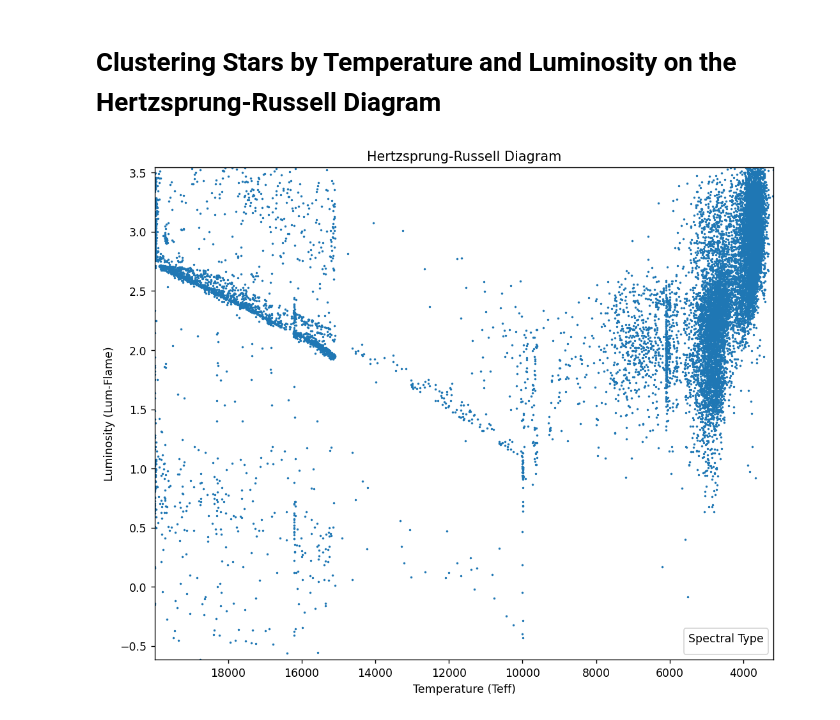
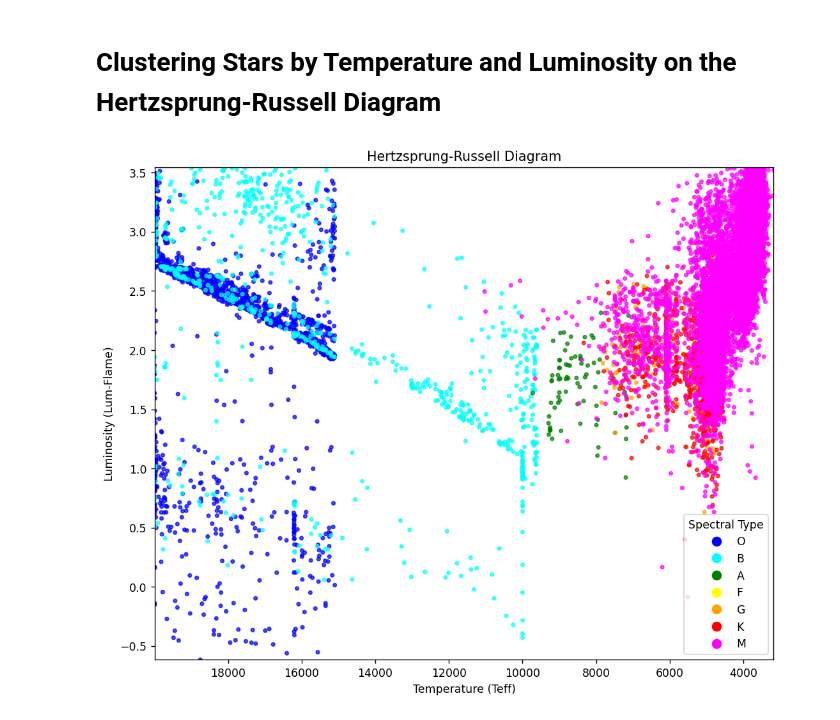
Before and after one commit to TheBigJig1/DSCI101_Clustering_Project, a Jupyter notebook: clustering.ipynb, the cells around one changed output. Saved outputs shown, nothing was run; the diff lists cells and outputs as text; code cells hidden in the pictures.

```diff
--- a/clustering.ipynb
+++ b/clustering.ipynb
@@ -14,6 +14,7 @@ from sklearn.cluster import AgglomerativeClustering
 # %%
 # Load the dataset
 data = pd.read_csv('filteredGaia2.csv')
+data['SpType'] = data['SpType'].str.strip()
 
 # Drop the first column
 data.drop(data.columns[0], axis=1, inplace=True)
@@ -35,6 +36,7 @@ dataN = pd.read_csv('normalizedGaia.csv')
 # Visualize the dataset with a scatter plot
 x1 = data['Teff'].values
 y1 = data['Lum-Flame'].values
+spectral_types = data['SpType'].values
 
 # Apply log base 10 transformation to y1
 y1_log = np.log10(y1)
@@ -42,36 +44,53 @@ y1_log = np.log10(y1)
 # Remove values where y1_log is not defined (NaN or infinite)
 mask = np.isfinite(y1_log)
 x1 = x1[mask]
 y1_log = y1_log[mask]
+spectral_types = spectral_types[mask]
 
 # Remove values where 14900 < x < 15100
 mask = (x1 <= 14900) | (x1 >= 15100)
 x1 = x1[mask]
 y1_log = y1_log[mask]
+spectral_types = spectral_types[mask]
 
+# Define the range of the plot
 maxX1 = max(x1)
 minX1 = min(x1)
 maxY1 = max(y1_log)
 minY1 = min(y1_log)
 
+# Define a color map for spectral types
+color_map = {
+    'O': 'blue',
+    'B': 'cyan',
+    'A': 'green',
+    'F': 'yellow',
+    'G': 'orange',
+    'K': 'red',
+    'M': 'magenta'
+}
+
+# Assign colors based on spectral types
+colors = [color_map[sp] for sp in spectral_types]
+
 # Create a scatter plot
 plt.figure(figsize=(10, 8), dpi=125)
-plt.plot(x1, y1_log, 'o', markersize=1)
+plt.scatter(x1, y1_log, c=colors, s=10, alpha=0.7)
 
 # Add labels and title
 plt.xlabel('Temperature (Teff)')
 plt.ylabel('Luminosity (Lum-Flame)')
 plt.title('Hertzsprung-Russell Diagram')
-plt.legend(title='Spectral Type')
+plt.legend(handles=[plt.Line2D([0], [0], marker='o', color='w', markerfacecolor=color, markersize=10, label=sp) for sp, color in color_map.items()], title='Spectral Type')
 
 plt.xlim(minX1, maxX1)  # Adjust these values based on your data range
 plt.ylim(minY1, maxY1)  # Adjust these values based on your data range
 
 plt.gca().invert_xaxis()
 
 plt.show()
 # %% [output]
-[figure, old version]
+[figure, new version]
 # %%
 # Read the CSV file
 df = pd.read_csv("filteredGaia2.csv")
```
Also changed, not shown: parts of 2 cells of this notebook.
